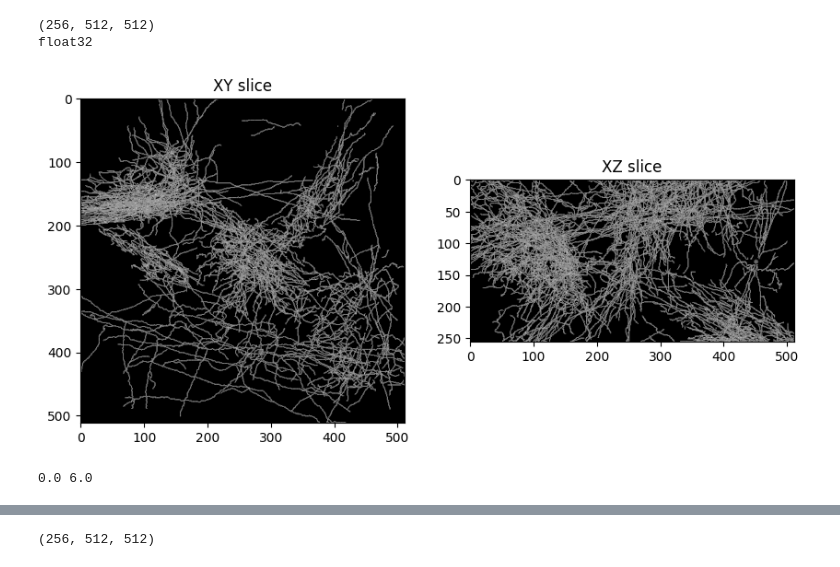
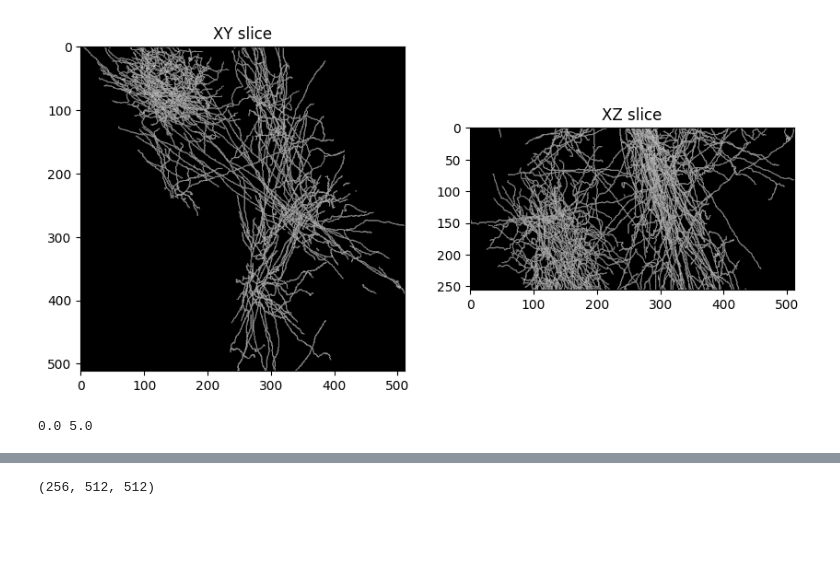
Before and after one commit to rayanirban/microsim, a Jupyter notebook: examples/notebooks/confocal_modified3_Neuron copy.ipynb, the cells around one changed output, grey strips where cells are left out. Saved outputs shown, nothing was run; the diff lists cells and outputs as text; code cells hidden in the pictures; blank space fills up the shorter version.

```diff
--- a/examples/notebooks/confocal_modified3_Neuron copy.ipynb
+++ b/examples/notebooks/confocal_modified3_Neuron copy.ipynb
@@ -1,34 +1,30 @@
 # %%
 from pathlib import Path
 from microsim import schema as ms
 from microsim.util import ortho_plot
 import numpy as np
 from tqdm import tqdm
 import math
 from tifffile import imread, imwrite
 
-sample = imread("./0001_noScaling.tif")
-print(sample.shape)
-print(sample.dtype)
+sample = imread("/group/jug/Anirban/Datasets/AllNeuron_Combined/GT_Volumes/0000_.tif")
 sim = ms.Simulation.from_ground_truth(
     ground_truth=sample,
     scale=(0.04, 0.02, 0.02),
     output_space={"downscale": 8},
     modality=ms.Confocal(pinhole_au=1.0),
     detector=ms.CameraCCD(qe=0.82, full_well=18000, read_noise=6, bit_depth=12, offset=100),
     settings=ms.Settings(random_seed=126, max_psf_radius_aus=4)
 )
 ground_truth = sim.ground_truth()
 ortho_plot(ground_truth, mip=True)
 # %% [output]
-(256, 512, 512)
-float32
-[figure, old version]
+[figure, new version]
 # %%
 ground_truth.dtype
 print(ground_truth.data.min(), ground_truth.data.max())
 # %% [output]
-0.0 6.0
+0.0 5.0
 # %%
 # emission_flux = sim.emission_flux(ground_truth)
 optical_img = sim.optical_image(ground_truth)
```
Also changed, not shown: parts of 3 cells of this notebook, 3 other files.
